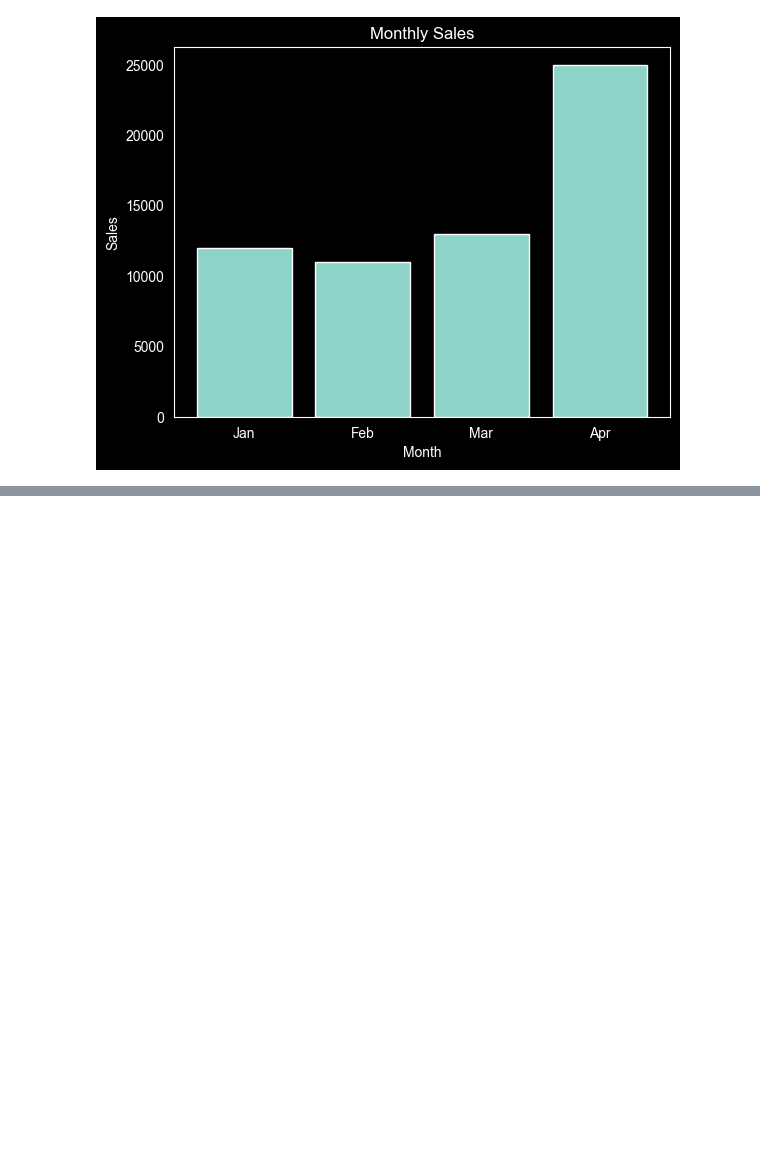
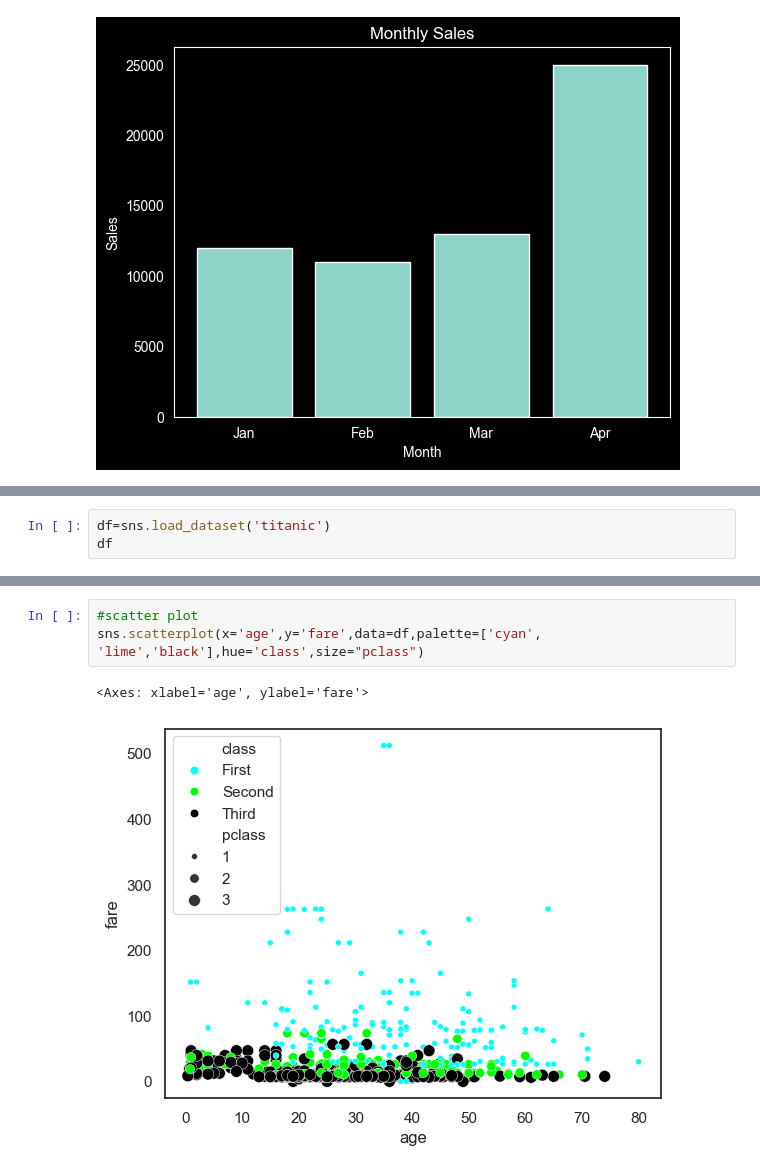
Before and after one commit to huzaifawaheed10/LIBRARIES_IN_PYTHON, a Jupyter notebook: LIBRARIES FOR DATA ANALYSIS.ipynb, the cells around one changed output, grey strips where cells are left out. Cells and saved outputs as stored; diff of their text form; blank space fills up the shorter version.

```diff
--- a/LIBRARIES FOR DATA ANALYSIS.ipynb
+++ b/LIBRARIES FOR DATA ANALYSIS.ipynb
@@ -1781,0 +1806,3 @@ plt.show()
+# %%
+df=sns.load_dataset('titanic')
+df
@@ -1781,0 +1832,6 @@ plt.show()
+# %%
+#scatter plot
+sns.scatterplot(x='age',y='fare',data=df,palette=['cyan', 'lime','black'],hue='class',size="pclass")
+# %% [output]
+<Axes: xlabel='age', ylabel='fare'>
+[figure, added]
```
Also changed, not shown: parts of 18 cells of this notebook.
